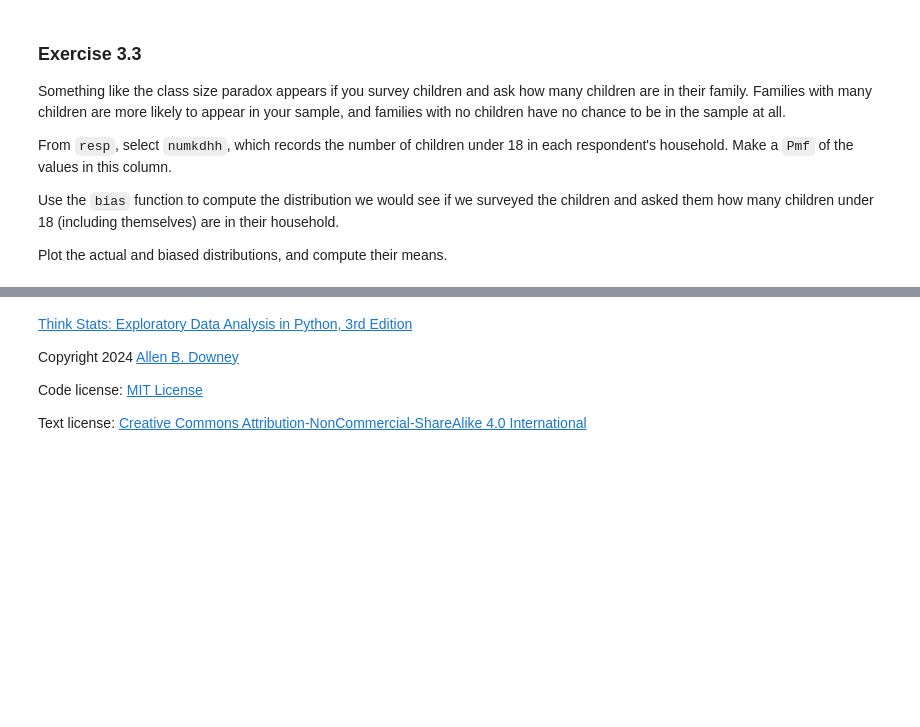
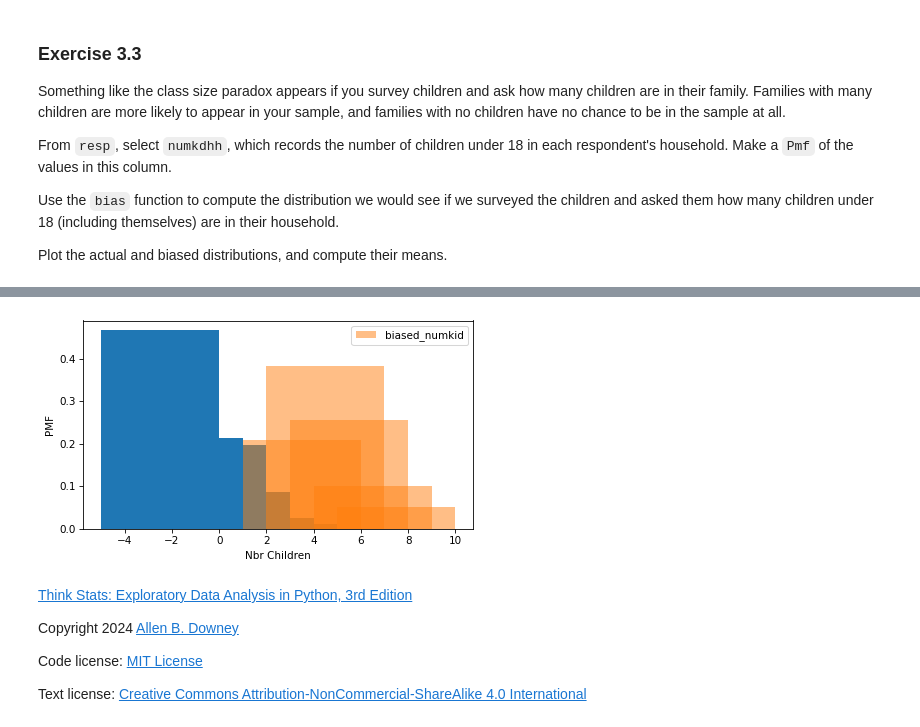
Before and after one commit to rowdenb/think-stats-3e, a Jupyter notebook: nb/chap03.ipynb, the cells around one changed output, grey strips where cells are left out. Drawn from its saved outputs; the diff is of its cells as text; code cells hidden in the pictures; blank space fills up the shorter version.

```diff
--- a/nb/chap03.ipynb
+++ b/nb/chap03.ipynb
@@ -518,5 +637,11 @@ Plot the actual and biased distributions, and compute their means.
 # %%
 # Solution goes here
+biased_numkid = bias(numkid_pmf, name="biased_numkid")
+from thinkstats import two_bar_plots
+two_bar_plots(numkid_pmf, biased_numkid, width=5)
+decorate(xlabel="Nbr Children", ylabel="PMF")
+# %% [output]
+[figure, added]
 # %%
 # Solution goes here
 # %% [markdown]
```
Also changed, not shown: parts of 32 cells of this notebook.
